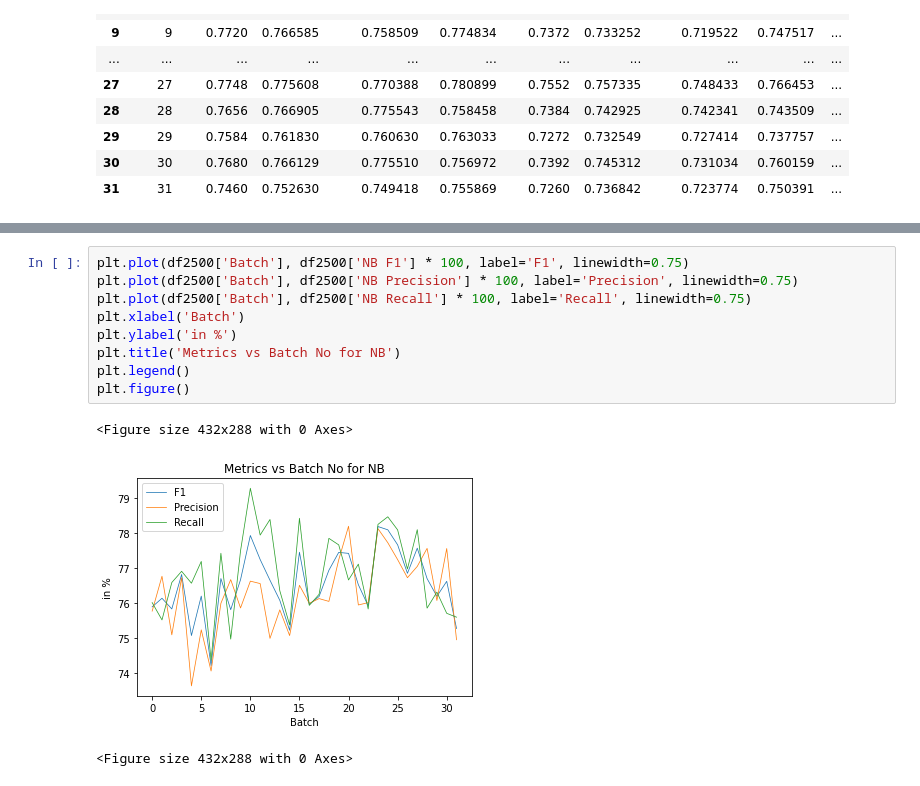
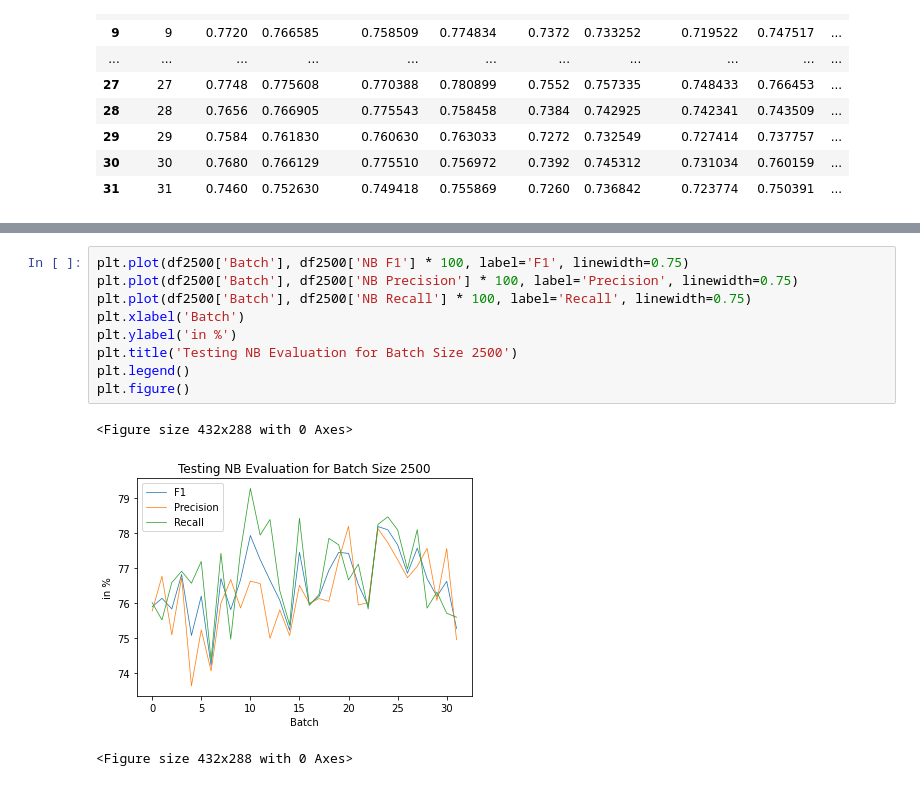
Before and after one commit to Big-Data-Gang/Machine-Learning-with-Spark-Streaming, a Jupyter notebook: Plotting/Test Plots.ipynb, the cells around one changed output, grey strips where cells are left out. Saved outputs shown, nothing was run; the diff lists cells and outputs as text.

```diff
--- a/Plotting/Test Plots.ipynb
+++ b/Plotting/Test Plots.ipynb
@@ -94,15 +94,15 @@ plt.figure()
 # %%
 plt.plot(df2500['Batch'], df2500['NB F1'] * 100, label='F1', linewidth=0.75)
 plt.plot(df2500['Batch'], df2500['NB Precision'] * 100, label='Precision', linewidth=0.75)
 plt.plot(df2500['Batch'], df2500['NB Recall'] * 100, label='Recall', linewidth=0.75)
 plt.xlabel('Batch')
 plt.ylabel('in %')
-plt.title('Metrics vs Batch No for NB')
+plt.title('Testing NB Evaluation for Batch Size 2500')
 plt.legend()
 plt.figure()
 # %% [output]
 <Figure size 432x288 with 0 Axes>
-[figure, old version]
+[figure, new version]
 <Figure size 432x288 with 0 Axes>
 # %%
 plt.plot(df2500['Batch'], df2500['PA F1'] * 100, label='F1', linewidth=0.75)
```
Also changed, not shown: parts of 16 cells of this notebook.
